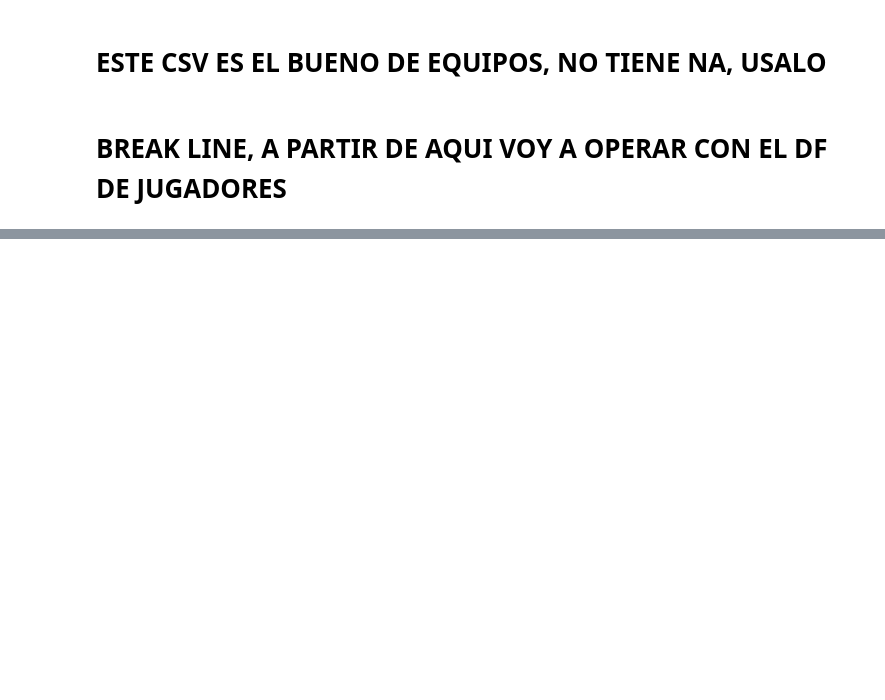
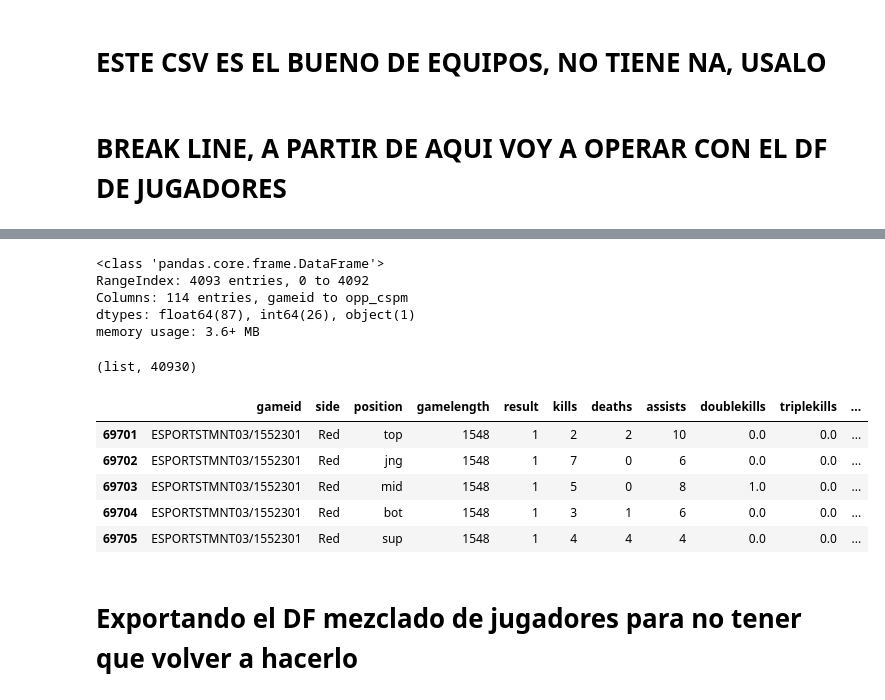
Before and after one commit to ktsb3/league-of-legends-data-analysis-and-prediction-model, a Jupyter notebook: lol_df_creation.ipynb, the cells around one changed output, grey strips where cells are left out. Drawn from its saved outputs; the diff is of its cells as text; code cells hidden in the pictures; blank space fills up the shorter version.

Commit message:
Segunda entrega
Se termino de condensar los datos en un unico dataframe, y se hicieron comparaciones en las predicciones

```diff
--- a/lol_df_creation.ipynb
+++ b/lol_df_creation.ipynb
@@ -949,0 +925,3 @@ X
+# %%
+complete_games = team_df_final['gameid']
+complete_games
@@ -949,0 +941,31 @@ X
+# %%
+complete_games_list = complete_games.tolist()
+# %%
+players_mixed_final = []
+for i in range(len(player_stats_df_no_na)):
+    if player_stats_df_no_na.iloc[i]['gameid'] in complete_games_list:
+        players_mixed_final.append(player_stats_df_no_na.iloc[i])
+# %%
+team_df_final.info()
+# %% [output]
+<class 'pandas.core.frame.DataFrame'>
+RangeIndex: 4093 entries, 0 to 4092
+Columns: 114 entries, gameid to opp_cspm
+dtypes: float64(87), int64(26), object(1)
+memory usage: 3.6+ MB
+# %%
+type(players_mixed_final), len(players_mixed_final)
+# %% [output]
+(list, 40930)
+# %%
+players_mixed_df = pd.DataFrame(players_mixed_final)
+players_mixed_df.tail()
+# %% [output]
+|  | gameid | side | position | gamelength | result | kills | deaths | assists | doublekills | triplekills | ... |
+| 69701 | ESPORTSTMNT03/1552301 | Red | top | 1548 | 1 | 2 | 2 | 10 | 0.0 | 0.0 | ... |
+| 69702 | ESPORTSTMNT03/1552301 | Red | jng | 1548 | 1 | 7 | 0 | 6 | 0.0 | 0.0 | ... |
+| 69703 | ESPORTSTMNT03/1552301 | Red | mid | 1548 | 1 | 5 | 0 | 8 | 1.0 | 0.0 | ... |
+| 69704 | ESPORTSTMNT03/1552301 | Red | bot | 1548 | 1 | 3 | 1 | 6 | 0.0 | 0.0 | ... |
+| 69705 | ESPORTSTMNT03/1552301 | Red | sup | 1548 | 1 | 4 | 4 | 4 | 0.0 | 0.0 | ... |
+# %% [markdown]
+# Exportando el DF mezclado de jugadores para no tener que volver a hacerlo
```
Also changed, not shown: parts of 58 cells of this notebook, 6 other files.
